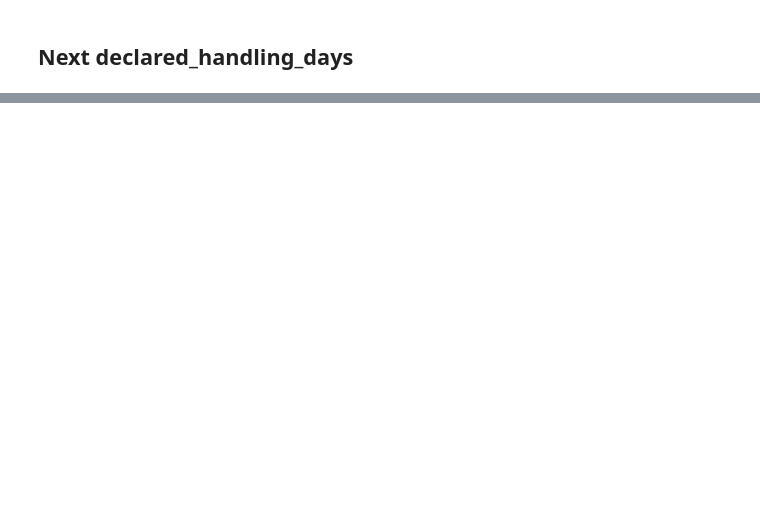
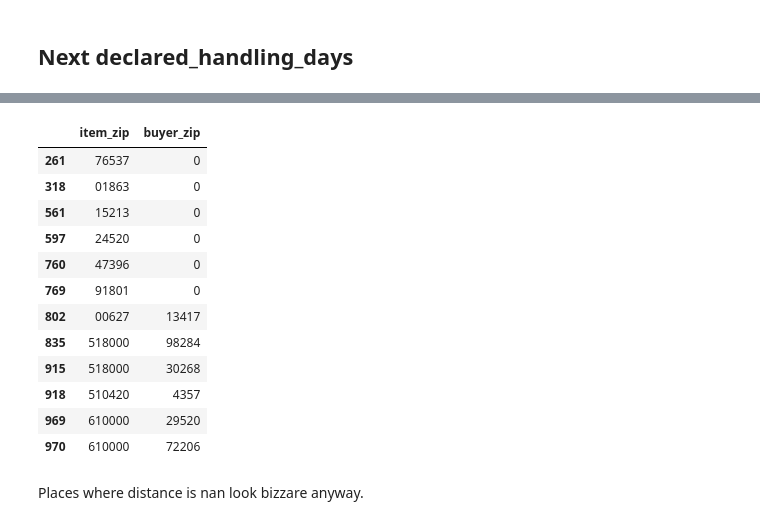
Before and after one commit to Swagget/ebay_delivery_prediction_competition, a Jupyter notebook: notebooks/Swagget's EDA.ipynb, the cells around one changed output, grey strips where cells are left out. Drawn from its saved outputs; the diff is of its cells as text; code cells hidden in the pictures; blank space fills up the shorter version.

Commit message:
Added zipcode and zipcode distance processing.
This requires heavy compute so advised to run only for 1000 rows as a sample size.

```diff
--- a/notebooks/Swagget's EDA.ipynb
+++ b/notebooks/Swagget's EDA.ipynb
@@ -139,0 +173,2 @@ Also we need an internal loss testing tool to see the improvements we get.
+# %%
+training_data["categorical_seller_ids"] = training_data["seller_id"].apply(lambda col: str(col))
@@ -139,0 +228,4 @@ Also we need an internal loss testing tool to see the improvements we get.
+# %%
+dist = pgeocode.GeoDistance('us')
+
+pd.notna(dist.query_postal_code("65459", "04268"))
@@ -139,0 +249,4 @@ Also we need an internal loss testing tool to see the improvements we get.
+# %%
+for _, row in tqdm(training_data.iterrows()):
+    if pd.isna(dist.query_postal_code(row["cleaned_buyer_zip"], row["cleaned_item_zip"])):
+        print("dest_zip : ", row["buyer_zip"], " source_zip : ", row["item_zip"])
@@ -139,0 +281,26 @@ Also we need an internal loss testing tool to see the improvements we get.
+# %%
+def pin_codes_dist(pin_1, pin_2):
+    return dist.query_postal_code(pin_1, pin_2)
+
+dist = pgeocode.GeoDistance('us')
+
+training_data["distance_between_pincodes"] = training_data.apply(lambda row: pin_codes_dist(row["cleaned_buyer_zip"]
+                                                                                            ,row["cleaned_item_zip"]), axis = 1)
+# %%
+training_data[training_data["distance_between_pincodes"].isna()][["item_zip", "buyer_zip"]]
+# %% [output]
+|  | item_zip | buyer_zip |
+| 261 | 76537 | 0 |
+| 318 | 01863 | 0 |
+| 561 | 15213 | 0 |
+| 597 | 24520 | 0 |
+| 760 | 47396 | 0 |
+| 769 | 91801 | 0 |
+| 802 | 00627 | 13417 |
+| 835 | 518000 | 98284 |
+| 915 | 518000 | 30268 |
+| 918 | 510420 | 4357 |
+| 969 | 610000 | 29520 |
+| 970 | 610000 | 72206 |
+# %% [markdown]
+Places where distance is nan look bizzare anyway.
```
Also changed, not shown: parts of 37 cells of this notebook, 2 other files.
